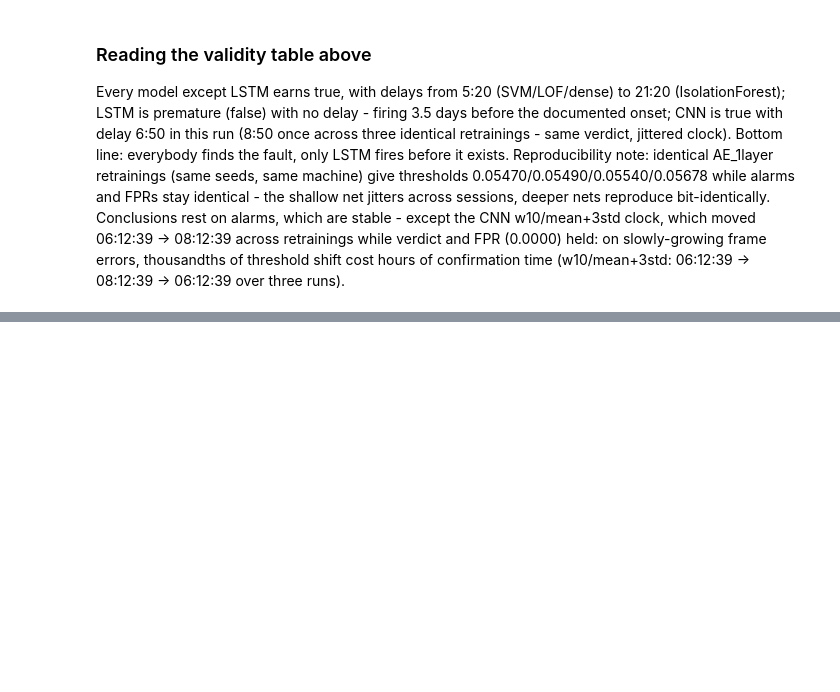
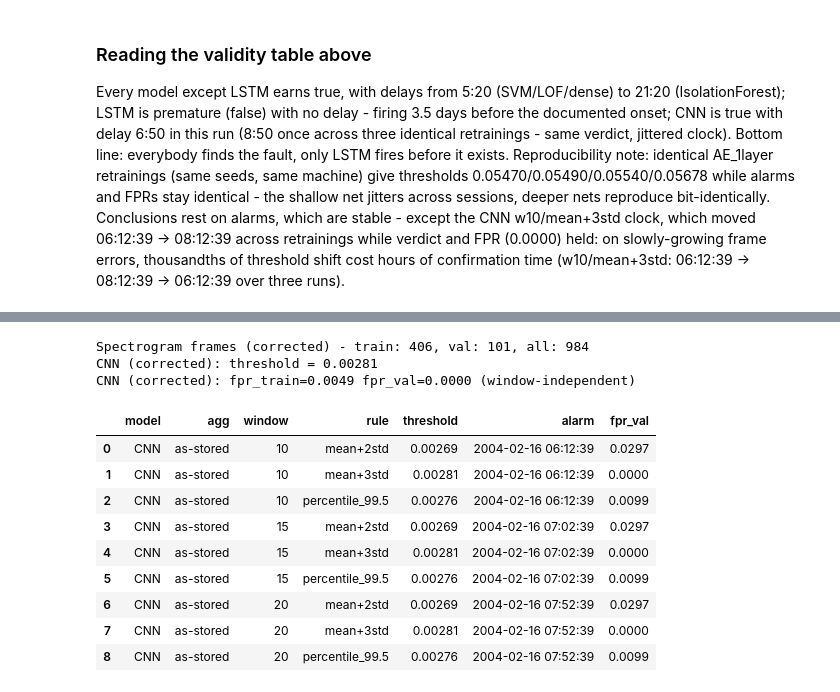
Before and after one commit to maidabiber/anomaly-detection-thesis, a Jupyter notebook: notebooks/analyze_2nd_test.ipynb, the cells around one changed output, grey strips where cells are left out. Cells and saved outputs as stored; diff of their text form; code cells hidden in the pictures; blank space fills up the shorter version.

```diff
--- a/notebooks/analyze_2nd_test.ipynb
+++ b/notebooks/analyze_2nd_test.ipynb
@@ -1407,0 +1578,49 @@ Every model except LSTM earns true, with delays from 5:20 (SVM/LOF/dense) to 21:
+# %%
+import numpy as np
+from src.spectro import load_spectrograms, cache_path
+from src.deep_models import build_cnn_autoencoder, reconstruction_error_images, run_multiple
+from src.evaluation import compute_threshold, classify_alarm
+from src.experiments import sweep_trained_scores
+
+# Isti winning point kao sekcija 9.5: Bearing_1 global-norm spektrogrami, N_RUNS x 30 epoha, window=10, mean+3std — samo boundary je novi.
+X_spec_c, idx_spec_c = load_spectrograms(cache_path('data/raw/2nd_test/', 'Bearing_1', norm='global'))
+X_spec_c = X_spec_c[..., None]
+h_pos_c = np.flatnonzero(idx_spec_c < HEALTHY_BOUNDARY_CORRECTED)
+n_spec_val_c = int(len(h_pos_c) * 0.2)
+train_pos_c, val_pos_c = h_pos_c[:-n_spec_val_c], h_pos_c[-n_spec_val_c:]
+Xtr_spec_c, Xva_spec_c = X_spec_c[train_pos_c], X_spec_c[val_pos_c]
+print(f"Spectrogram frames (corrected) - train: {len(Xtr_spec_c)}, val: {len(Xva_spec_c)}, all: {len(X_spec_c)}")
+
+build_cnn_fn_c = lambda: build_cnn_autoencoder(64, 64)
+(cnn_full_c, _), (cnn_val_c, _) = run_multiple(build_cnn_fn_c, Xtr_spec_c, X_spec_c,
+    error_fn=reconstruction_error_images, X_val=Xva_spec_c,
+    n_runs=config.N_RUNS, epochs=config.EPOCHS, batch_size=config.BATCH_SIZE)
+cnn_series_corrected = pd.Series(cnn_full_c, index=idx_spec_c)
+cnn_thr_c = compute_threshold(cnn_val_c, method="mean_std", n_std=config.THRESHOLD_N_STD)
+print(f"CNN (corrected): threshold = {cnn_thr_c:.5f}")
+is_an_cnn_c = cnn_series_corrected > cnn_thr_c
+fpr_train_cnn_c = float(is_an_cnn_c.iloc[train_pos_c].mean())
+fpr_val_cnn_c = float(is_an_cnn_c.iloc[val_pos_c].mean())
+print(f"CNN (corrected): fpr_train={fpr_train_cnn_c:.4f} fpr_val={fpr_val_cnn_c:.4f} (window-independent)")
+te_spec_c, ve_spec_c = idx_spec_c[train_pos_c[-1]], idx_spec_c[val_pos_c[-1]]
+cnn_sweep_corrected = sweep_trained_scores({"CNN": {"scores": cnn_series_corrected, "val_scores": np.asarray(cnn_val_c)}},
+    te_spec_c, ve_spec_c, windows=(10, 15, 20))
+display(cnn_sweep_corrected)
+_r10 = cnn_sweep_corrected[(cnn_sweep_corrected["window"] == 10) & (cnn_sweep_corrected["rule"] == "mean+3std")].iloc[0]
+_alm = pd.Timestamp(_r10["alarm"]) if pd.notna(_r10["alarm"]) else None
+_v = classify_alarm(_alm, onset_A)
+print(f"CNN w10 (corrected): alarm={_r10['alarm']}, verdict={_v['label']}, delay={_v.get('delay')}")
+# %% [output]
+Spectrogram frames (corrected) - train: 406, val: 101, all: 984
+CNN (corrected): threshold = 0.00281
+CNN (corrected): fpr_train=0.0049 fpr_val=0.0000 (window-independent)
+|  | model | agg | window | rule | threshold | alarm | fpr_val |
+| 0 | CNN | as-stored | 10 | mean+2std | 0.00269 | 2004-02-16 06:12:39 | 0.0297 |
+| 1 | CNN | as-stored | 10 | mean+3std | 0.00281 | 2004-02-16 06:12:39 | 0.0000 |
+| 2 | CNN | as-stored | 10 | percentile_99.5 | 0.00276 | 2004-02-16 06:12:39 | 0.0099 |
+| 3 | CNN | as-stored | 15 | mean+2std | 0.00269 | 2004-02-16 07:02:39 | 0.0297 |
+| 4 | CNN | as-stored | 15 | mean+3std | 0.00281 | 2004-02-16 07:02:39 | 0.0000 |
+| 5 | CNN | as-stored | 15 | percentile_99.5 | 0.00276 | 2004-02-16 07:02:39 | 0.0099 |
+| 6 | CNN | as-stored | 20 | mean+2std | 0.00269 | 2004-02-16 07:52:39 | 0.0297 |
+| 7 | CNN | as-stored | 20 | mean+3std | 0.00281 | 2004-02-16 07:52:39 | 0.0000 |
+| 8 | CNN | as-stored | 20 | percentile_99.5 | 0.00276 | 2004-02-16 07:52:39 | 0.0099 |
```
Also changed, not shown: parts of 20 cells of this notebook, 1 other file.
